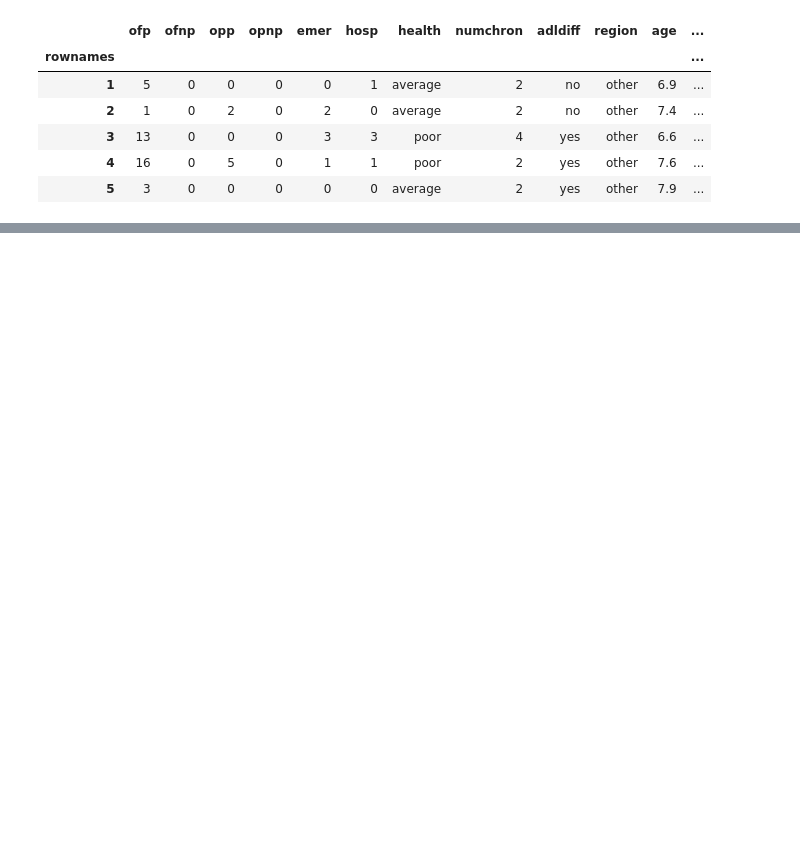
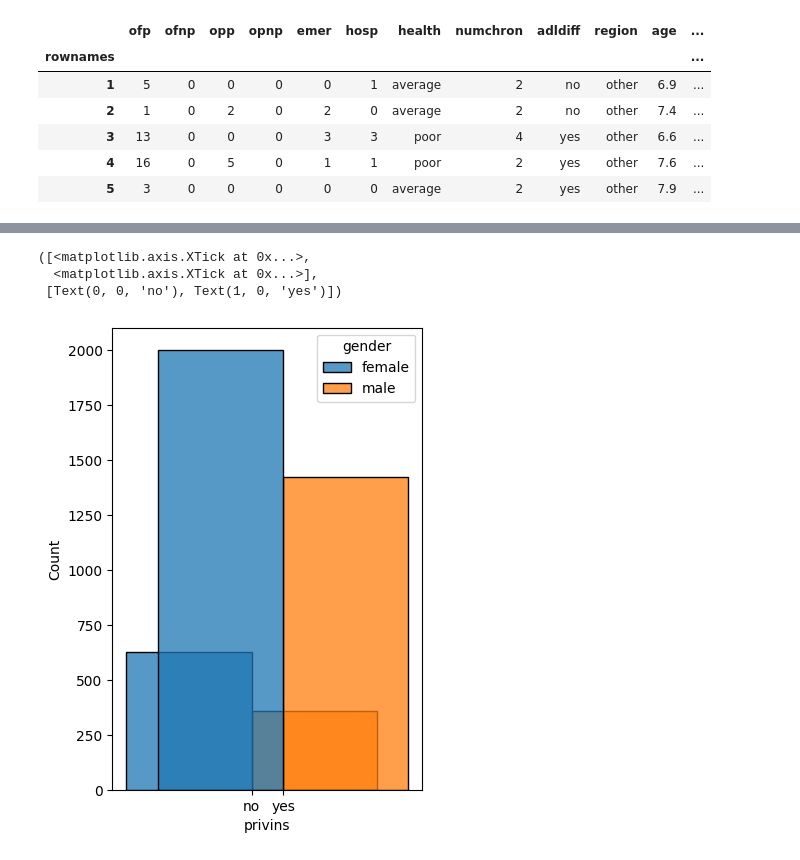
Before and after one commit to laryyssa/Aprendizado-de-Maquina-na-Saude, a Jupyter notebook: atv-4_regressao-poisson/main.ipynb, the cells around one changed output, grey strips where cells are left out. Saved outputs shown, nothing was run; the diff lists cells and outputs as text; code cells hidden in the pictures; blank space fills up the shorter version.

```diff
--- a/atv-4_regressao-poisson/main.ipynb
+++ b/atv-4_regressao-poisson/main.ipynb
@@ -16,0 +68,9 @@ df.head()
+# %%
+plt.figure(figsize=(4,6))
+sns.histplot(data=df, x='privins', hue='gender',multiple="dodge", shrink=8)
+plt.xticks([0,1])
+# %% [output]
+([<matplotlib.axis.XTick at 0x...>,
+  <matplotlib.axis.XTick at 0x...>],
+ [Text(0, 0, 'no'), Text(1, 0, 'yes')])
+[figure, added]
```
Also changed, not shown: parts of 16 cells of this notebook, 1 other file.
